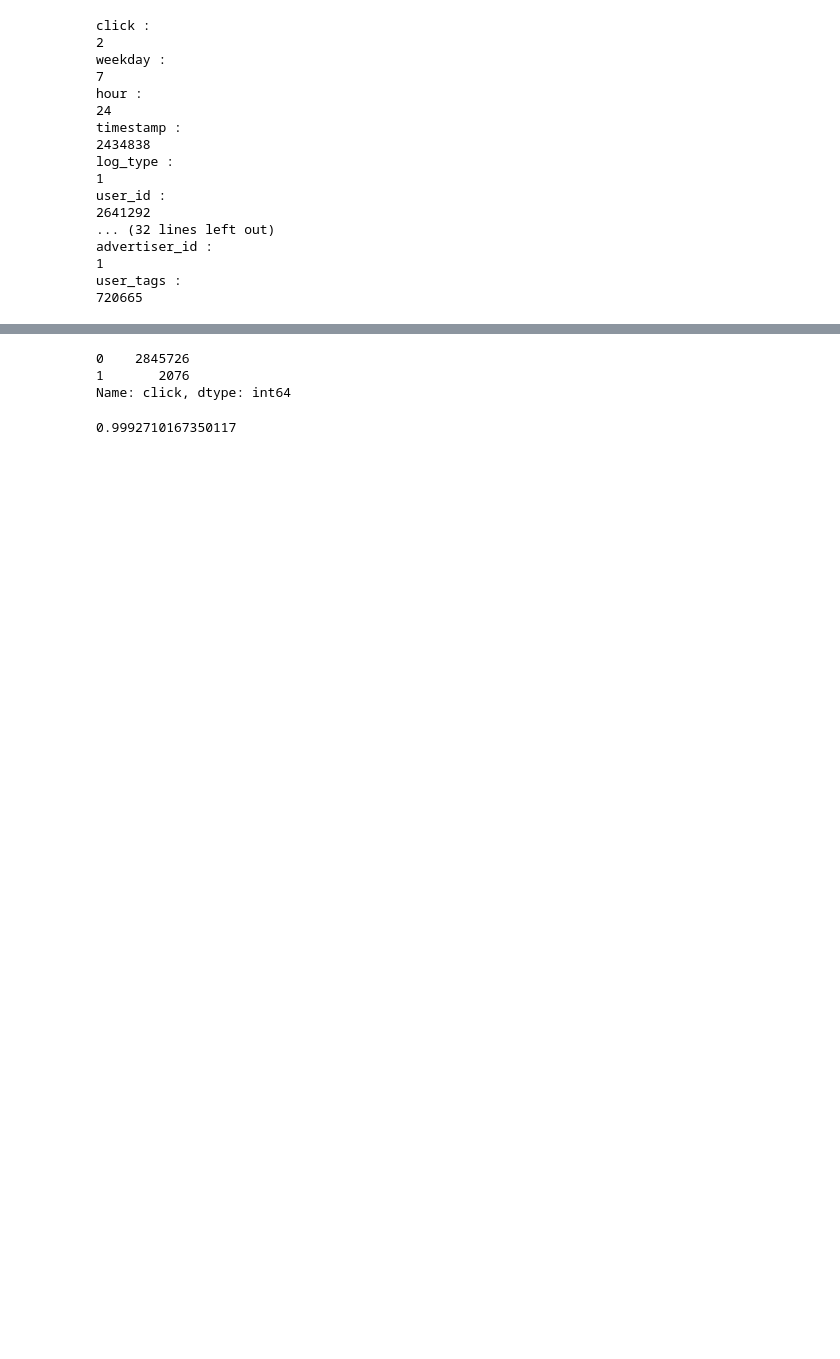
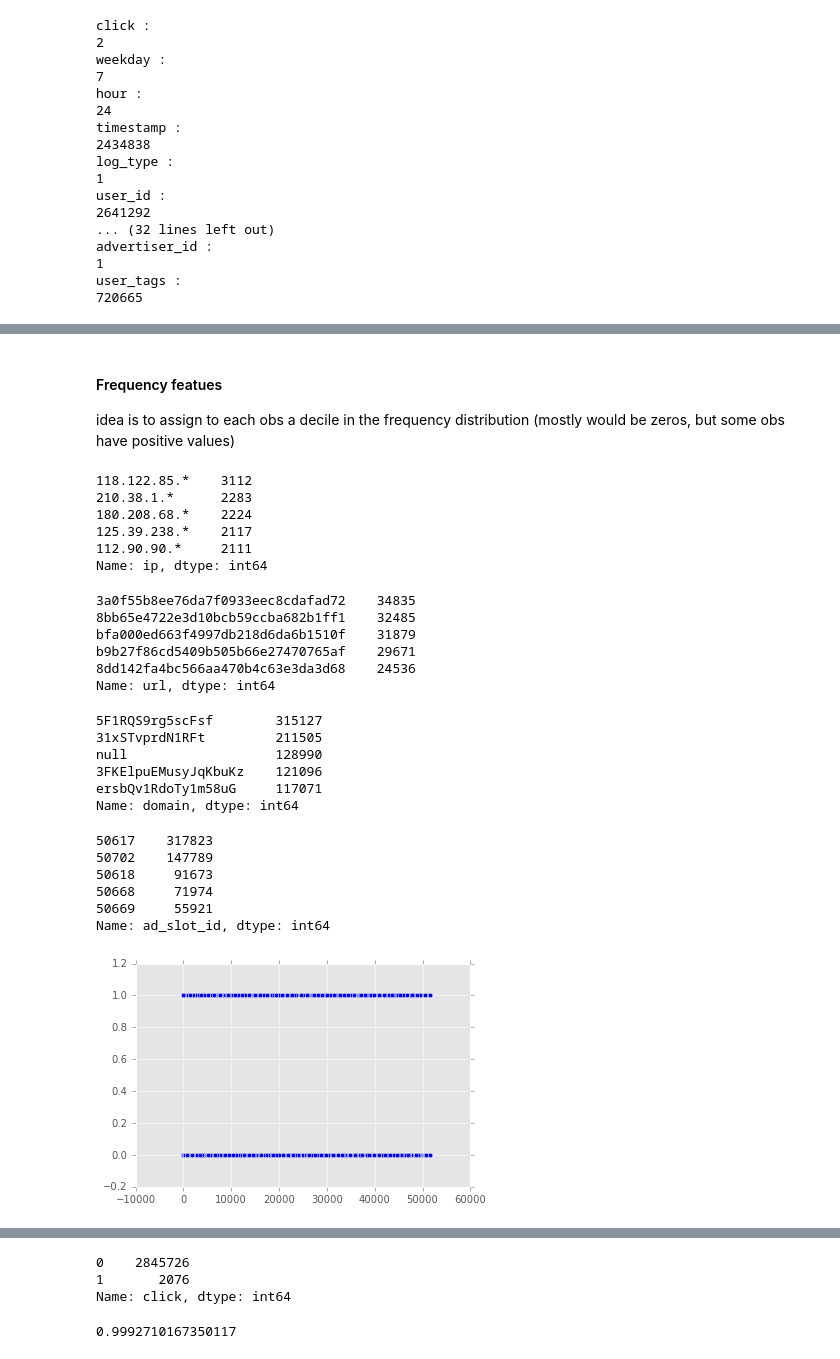
Before and after one commit to blackwhitehere/webEcon, a Jupyter notebook: wegroup/eda.ipynb, the cells around one changed output, grey strips where cells are left out. Cells and saved outputs as stored; diff of their text form; code cells hidden in the pictures; blank space fills up the shorter version.

```diff
--- a/wegroup/eda.ipynb
+++ b/wegroup/eda.ipynb
@@ -62,3 +95,47 @@ user_tags :
+# %% [markdown]
+#### Frequency featues
+idea is to assign to each obs a decile in the frequency distribution (mostly would be zeros, but some obs have positive values)
+# %%
+train['ip'].value_counts().head()
+# %% [output]
+118.122.85.*    3112
+210.38.1.*      2283
+180.208.68.*    2224
+125.39.238.*    2117
+112.90.90.*     2111
+Name: ip, dtype: int64
+# %%
+train['url'].value_counts().head()
+# %% [output]
+3a0f55b8ee76da7f0933eec8cdafad72    34835
+8bb65e4722e3d10bcb59ccba682b1ff1    32485
+bfa000ed663f4997db218d6da6b1510f    31879
+b9b27f86cd5409b505b66e27470765af    29671
+8dd142fa4bc566aa470b4c63e3da3d68    24536
+Name: url, dtype: int64
+# %%
+train['domain'].value_counts().head()
+# %% [output]
+5F1RQS9rg5scFsf        315127
+31xSTvprdN1RFt         211505
+null                   128990
+3FKElpuEMusyJqKbuKz    121096
+ersbQv1RdoTy1m58uG     117071
+Name: domain, dtype: int64
+# %%
+train['ad_slot_id'].value_counts().head()
+# %% [output]
+50617    317823
+50702    147789
+50618     91673
+50668     71974
+50669     55921
+Name: ad_slot_id, dtype: int64
+# %%
+plt.scatter(u.labelencode(train, 'ad_slot_id'), train['click'])
+plt.show()
+# %% [output]
+[figure, added]
 # %%
 train['user_id'].value_counts().hist()
 plt.show()
```
Also changed, not shown: parts of 20 cells of this notebook, 8 other files.
